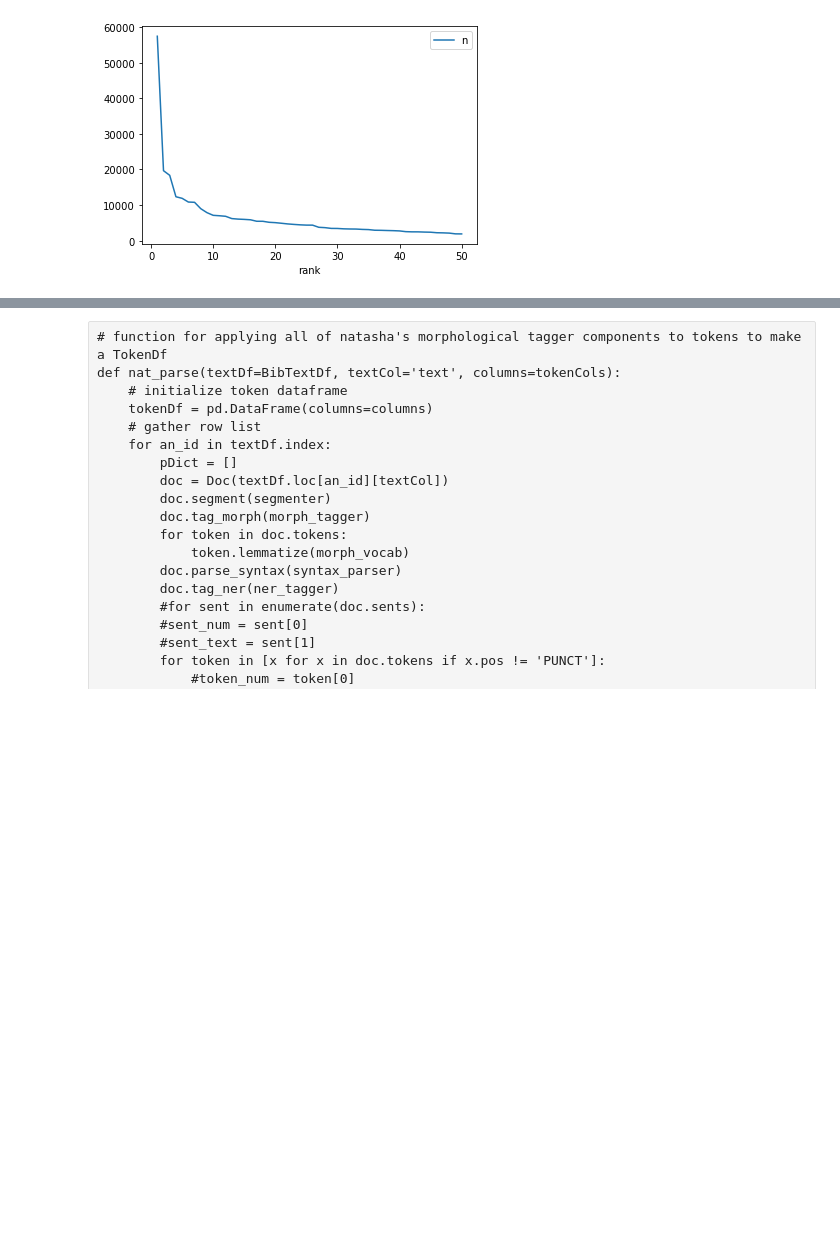
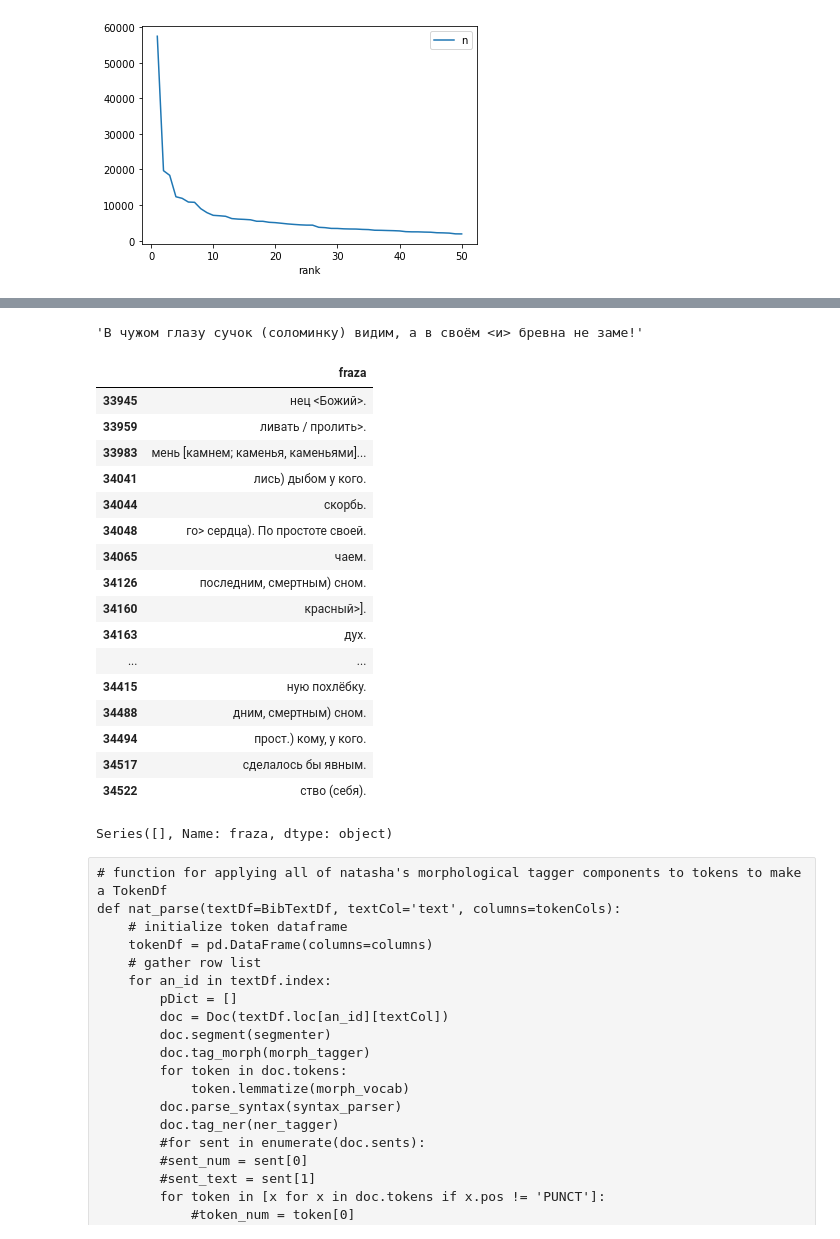
Before and after one commit to kollektivminds/russian-literary-bible, a Jupyter notebook: bible_processing.ipynb, the cells around one changed output, grey strips where cells are left out. Drawn from its saved outputs; the diff is of its cells as text; code cells hidden in the pictures; blank space fills up the shorter version.

```diff
--- a/bible_processing.ipynb
+++ b/bible_processing.ipynb
@@ -24,6 +24,7 @@ booksJSON = './texts/bible/booksDict.json'
 bibleJSON = './texts/bible/bible.json'
 bibleIdJSON = './texts/bible/bibleID.json'
 bibleXML = './texts/bible/bible.xml'
+bibFrazyTXT = './texts/bible/Dubrovina_Slovar_Bibleyskikh_Frazeologizmov.txt'
 
 bibleOHCO = ['test', 'book', 'chap', 'verse']
 tokenCols = ['p_id', 'start', 'stop', 'text', 'token_id', 'head_id', 'rel', 'pos', 'lemma', 'anim', 'aspect', 'case', 'degree', 'gender', 'mood', 'number', 'person', 'tense', 'verb_form', 'voice']
@@ -283,0 +287,8 @@ VocabDf.iloc[:50].plot(x='rank');
+# %%
+with open(bibFrazyTXT) as bibleFrazy:
+    bibleFrazyLines = bibleFrazy.readlines()
+# %%
+BibleFrazyDf = pd.DataFrame(bibleFrazyLines).rename(columns={0:'fraza'})
+BibleFrazyDf.loc[:,'fraza'] = BibleFrazyDf.loc[:,'fraza'].apply(lambda x: x.strip().strip('\n'))
+BibleFrazyDf = BibleFrazyDf.loc[BibleFrazyDf.fraza != '']
+BibleFrazyDf.loc[112:30185]
@@ -283,0 +329,28 @@ VocabDf.iloc[:50].plot(x='rank');
+# %%
+BibleFrazyDf.loc[34064].fraza
+# %% [output]
+'В чужом глазу сучок (соломинку) видим, а в своём <и> бревна не заме!'
+# %%
+BibleFrazyDf.loc[33944:].fraza.loc[BibleFrazyDf.fraza.str.match('^[а-я]', case=True)].to_frame()
+# %% [output]
+|  | fraza |
+| 33945 | нец <Божий>. |
+| 33959 | ливать / пролить>. |
+| 33983 | мень [камнем; каменья, каменьями]... |
+| 34041 | лись) дыбом у кого. |
+| 34044 | скорбь. |
+| 34048 | го> сердца). По простоте своей. |
+| 34065 | чаем. |
+| 34126 | последним, смертным) сном. |
+| 34160 | красный>]. |
+| 34163 | дух. |
+| ... | ... |
+| 34415 | ную похлёбку. |
+| 34488 | дним, смертным) сном. |
+| 34494 | прост.) кому, у кого. |
+| 34517 | сделалось бы явным. |
+| 34522 | ство (себя). |
+# %%
+BibleFrazyDf.loc[33944:].fraza.loc[BibleFrazyDf.fraza.str.match('^\s')]
+# %% [output]
+Series([], Name: fraza, dtype: object)
```
Also changed, not shown: parts of 4 cells of this notebook, 2 other files.
